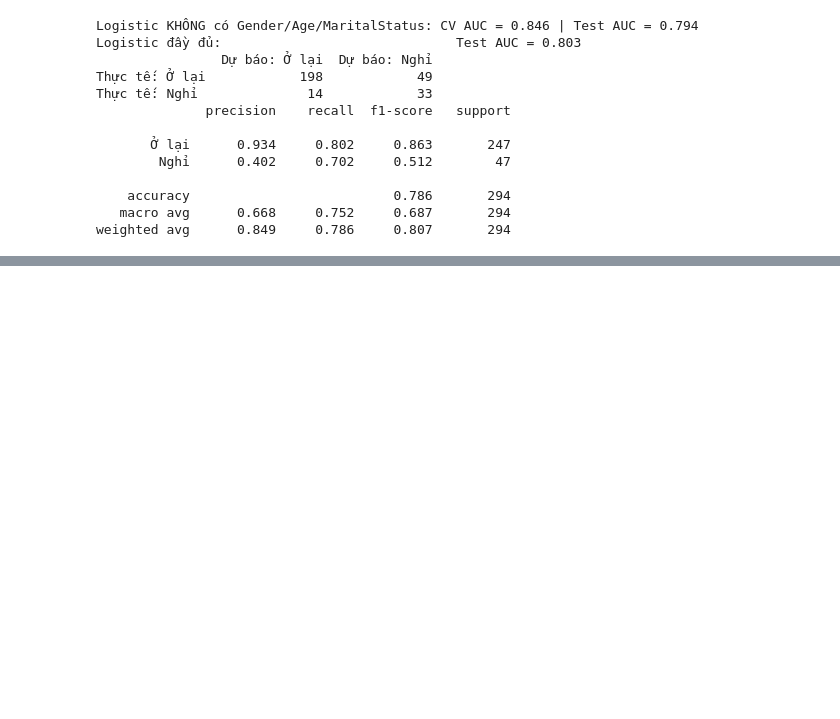
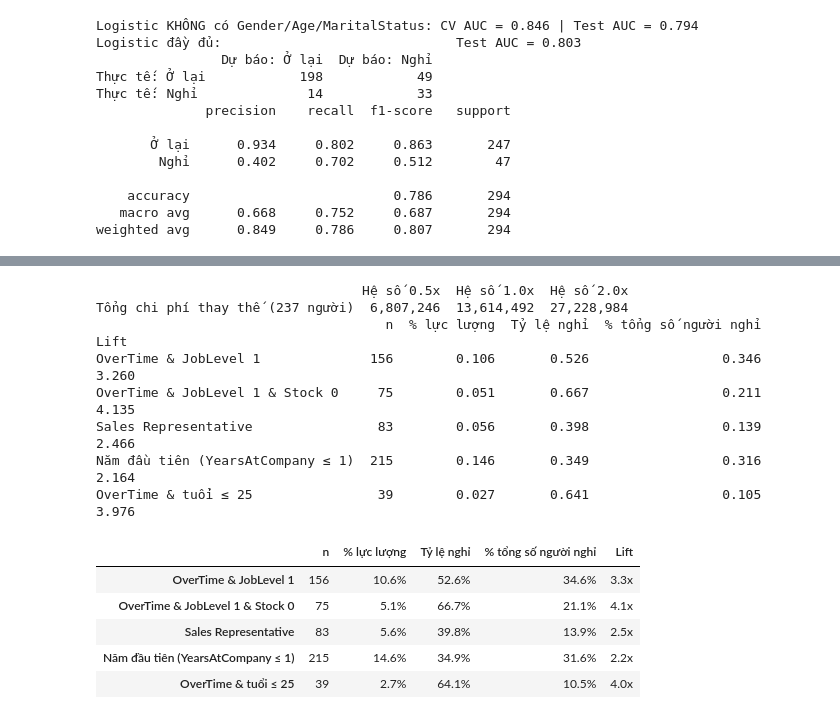
Before and after one commit to trangthu171106/ibm-hr-attrition-analysis, a Jupyter notebook: IBM_HR_Attrition_Analysis.ipynb, the cells around one changed output, grey strips where cells are left out. Cells and saved outputs as stored; diff of their text form; code cells hidden in the pictures; blank space fills up the shorter version.

```diff
--- a/IBM_HR_Attrition_Analysis.ipynb
+++ b/IBM_HR_Attrition_Analysis.ipynb
@@ -1062,0 +1067,35 @@ weighted avg      0.849     0.786     0.807       294
+# %%
+# 4.1 Chi phí nghỉ việc theo 3 kịch bản hệ số thay thế, và đóng góp của từng phân khúc rủi ro
+annual = df.MonthlyIncome * 12
+leave_cost = pd.DataFrame({f"Hệ số {k}x": [(annual[df.AttritionFlag == 1] * k).sum()] for k in [0.5, 1.0, 2.0]},
+                          index=["Tổng chi phí thay thế (237 người)"])
+print(leave_cost.map("{:,.0f}".format).to_string())
+
+# Phân khúc ưu tiên: kết hợp OverTime + JobLevel 1 + không có cổ phiếu
+seg = {
+    "OverTime & JobLevel 1": (df.OverTime == "Yes") & (df.JobLevel == 1),
+    "OverTime & JobLevel 1 & Stock 0": (df.OverTime == "Yes") & (df.JobLevel == 1) & (df.StockOptionLevel == 0),
+    "Sales Representative": df.JobRole == "Sales Representative",
+    "Năm đầu tiên (YearsAtCompany ≤ 1)": df.YearsAtCompany <= 1,
+    "OverTime & tuổi ≤ 25": (df.OverTime == "Yes") & (df.Age <= 25),
+}
+seg_tbl = pd.DataFrame({k: [m.sum(), m.mean(), df.AttritionFlag[m].mean(), df.AttritionFlag[m].sum() / df.AttritionFlag.sum()]
+                        for k, m in seg.items()}, index=["n", "% lực lượng", "Tỷ lệ nghỉ", "% tổng số người nghỉ"]).T
+seg_tbl["Lift"] = seg_tbl["Tỷ lệ nghỉ"] / base
+print(seg_tbl.assign(n=seg_tbl.n.astype(int)).round(3).to_string())
+seg_tbl.style.format({"n": "{:.0f}", "% lực lượng": "{:.1%}", "Tỷ lệ nghỉ": "{:.1%}", "% tổng số người nghỉ": "{:.1%}", "Lift": "{:.1f}x"})
+# %% [output]
+                                  Hệ số 0.5x  Hệ số 1.0x  Hệ số 2.0x
+Tổng chi phí thay thế (237 người)  6,807,246  13,614,492  27,228,984
+                                     n  % lực lượng  Tỷ lệ nghỉ  % tổng số người nghỉ   Lift
+OverTime & JobLevel 1              156        0.106       0.526                 0.346  3.260
+OverTime & JobLevel 1 & Stock 0     75        0.051       0.667                 0.211  4.135
+Sales Representative                83        0.056       0.398                 0.139  2.466
+Năm đầu tiên (YearsAtCompany ≤ 1)  215        0.146       0.349                 0.316  2.164
+OverTime & tuổi ≤ 25                39        0.027       0.641                 0.105  3.976
+|  | n | % lực lượng | Tỷ lệ nghỉ | % tổng số người nghỉ | Lift |
+| OverTime & JobLevel 1 | 156 | 10.6% | 52.6% | 34.6% | 3.3x |
+| OverTime & JobLevel 1 & Stock 0 | 75 | 5.1% | 66.7% | 21.1% | 4.1x |
+| Sales Representative | 83 | 5.6% | 39.8% | 13.9% | 2.5x |
+| Năm đầu tiên (YearsAtCompany ≤ 1) | 215 | 14.6% | 34.9% | 31.6% | 2.2x |
+| OverTime & tuổi ≤ 25 | 39 | 2.7% | 64.1% | 10.5% | 4.0x |
```
Also changed, not shown: parts of 3 cells of this notebook.
